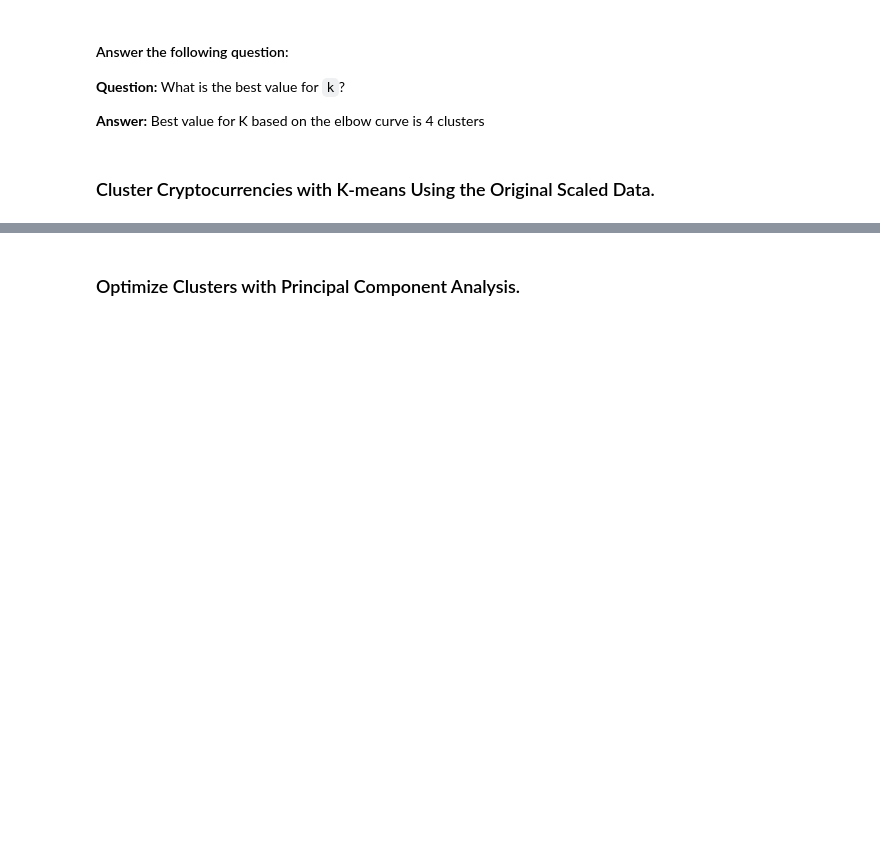
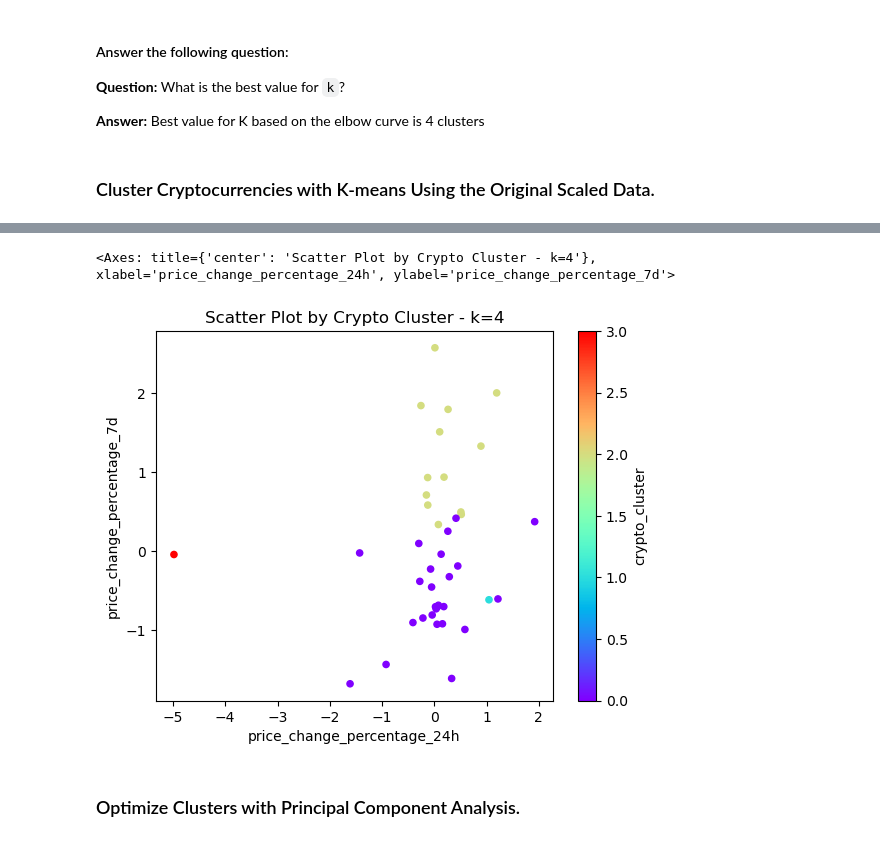
Before and after one commit to jjmccarty/CryptoClustering, a Jupyter notebook: Crypto_Clustering.ipynb, the cells around one changed output, grey strips where cells are left out. Cells and saved outputs as stored; diff of their text form; code cells hidden in the pictures; blank space fills up the shorter version.

Commit message:
Identified best cluster, merged cluster into copy of dataframe and plotted output

```diff
--- a/Crypto_Clustering.ipynb
+++ b/Crypto_Clustering.ipynb
@@ -169,5 +173,6 @@ Best value for K based on the elbow curve is 4 clusters
 # %%
 # Predict the clusters to group the cryptocurrencies using the scaled data
-
+k_4 = model.predict(market_data_xfrm)
 
 # View the resulting array of cluster values.
+display(k_4)
@@ -174,10 +183,12 @@ Best value for K based on the elbow curve is 4 clusters
 # %%
 # Create a copy of the DataFrame
+market_predictions_df = market_data_xfrm.copy()
 # %%
 # Add a new column to the DataFrame with the predicted clusters
-
+market_predictions_df['crypto_cluster'] = k_4
 
 # Display sample data
+display(market_predictions_df.head())
 # %% [output]
 |  | price_change_percentage_24h | price_change_percentage_7d | price_change_percentage_14d | price_change_percentage_30d | ... |
 | coin_id |  |  |  |  | ... |
@@ -186,3 +197,13 @@ Best value for K based on the elbow curve is 4 clusters
 | tether | 0.021774 | -0.706337 | -0.021680 | -0.061030 | ... |
 | ripple | -0.040764 | -0.810928 | 0.249458 | -0.050388 | ... |
 | bitcoin-cash | 1.193036 | 2.000959 | 1.760610 | 0.545842 | ... |
+# %%
+# TODO - DATA APPEARS TO BE IN THE CORRECT SEGMENTS BUT THE SEGMENTS FROM THRE ABOVE DO NOT MATCH THE CLUSTERS LISTED
+# IN THE SAMPLE BELOW - REACH OUT TO VERIFY IF THIS IS AN ISSUE.
+
+
+# Add a new column to the DataFrame with the predicted clusters
+market_predictions_df['crypto_cluster'] = k_4
+
+# Display sample data
+display(market_predictions_df.head())
@@ -189,7 +218,17 @@ Best value for K based on the elbow curve is 4 clusters
 # %%
 # Create a scatter plot using Pandas plot by setting
 # `x="price_change_percentage_24h"` and `y="price_change_percentage_7d"`.
 # Use "rainbow" for the color to better visualize the data.
+market_predictions_df.plot.scatter(
+    x="price_change_percentage_24h",
+    y="price_change_percentage_7d",
+    c="crypto_cluster",
+    title = "Scatter Plot by Crypto Cluster - k=4",
+    colormap='rainbow'
+)
+# %% [output]
+<Axes: title={'center': 'Scatter Plot by Crypto Cluster - k=4'}, xlabel='price_change_percentage_24h', ylabel='price_change_percentage_7d'>
+[figure, added]
 # %% [markdown]
 ### Optimize Clusters with Principal Component Analysis.
 # %%
```
Also changed, not shown: parts of 4 cells of this notebook.
